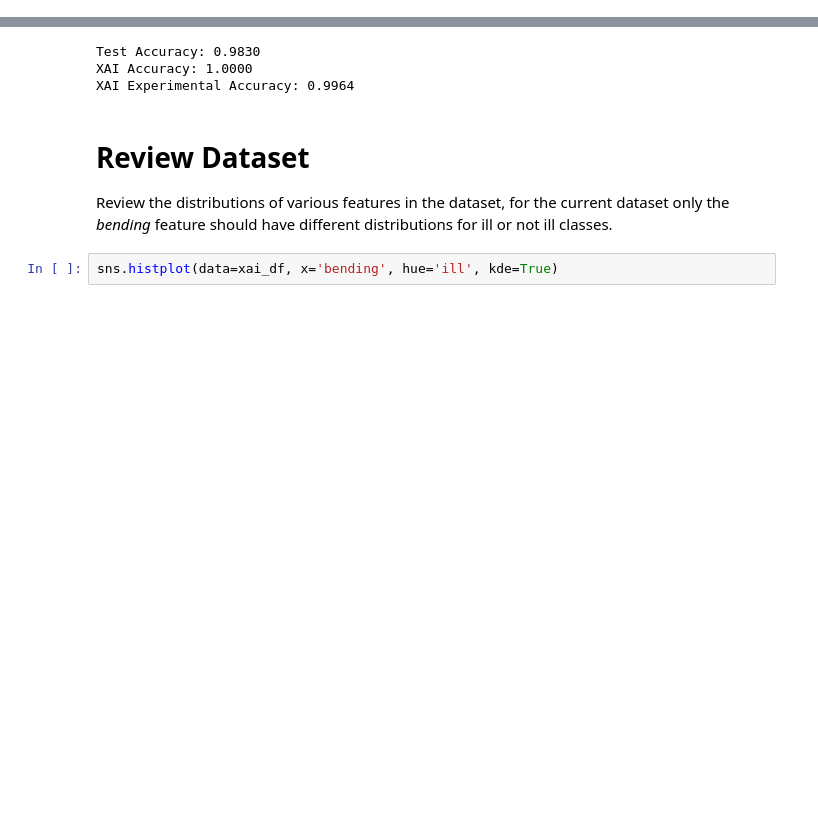
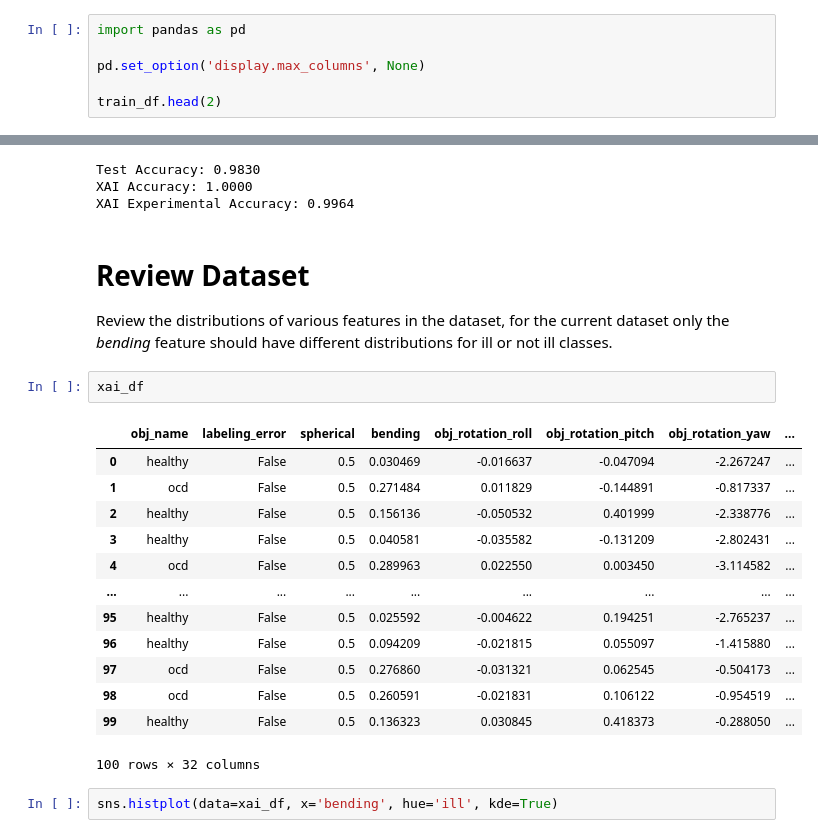
Before and after one commit to davidsjohnson/blockies-xai, a Jupyter notebook: simple_blockies_review.ipynb, the cells around one changed output, grey strips where cells are left out. Saved outputs shown, nothing was run; the diff lists cells and outputs as text; blank space fills up the shorter version.

```diff
--- a/simple_blockies_review.ipynb
+++ b/simple_blockies_review.ipynb
@@ -151,0 +163,6 @@ len(train_df), len(val_df), len(test_df), len(xai_df), len(xai_exp_df)
+# %%
+import pandas as pd
+
+pd.set_option('display.max_columns', None)
+
+train_df.head(2)
@@ -347,6 +382,22 @@ XAI Experimental Accuracy: 0.9964
 # Review Dataset
 
 Review the distributions of various features in the dataset, for the current dataset only the *bending* feature should have different distributions for ill or not ill classes.
+# %%
+xai_df
+# %% [output]
+|  | obj_name | labeling_error | spherical | bending | obj_rotation_roll | obj_rotation_pitch | obj_rotation_yaw | ... |
+| 0 | healthy | False | 0.5 | 0.030469 | -0.016637 | -0.047094 | -2.267247 | ... |
+| 1 | ocd | False | 0.5 | 0.271484 | 0.011829 | -0.144891 | -0.817337 | ... |
+| 2 | healthy | False | 0.5 | 0.156136 | -0.050532 | 0.401999 | -2.338776 | ... |
+| 3 | healthy | False | 0.5 | 0.040581 | -0.035582 | -0.131209 | -2.802431 | ... |
+| 4 | ocd | False | 0.5 | 0.289963 | 0.022550 | 0.003450 | -3.114582 | ... |
+| ... | ... | ... | ... | ... | ... | ... | ... | ... |
+| 95 | healthy | False | 0.5 | 0.025592 | -0.004622 | 0.194251 | -2.765237 | ... |
+| 96 | healthy | False | 0.5 | 0.094209 | -0.021815 | 0.055097 | -1.415880 | ... |
+| 97 | ocd | False | 0.5 | 0.276860 | -0.031321 | 0.062545 | -0.504173 | ... |
+| 98 | ocd | False | 0.5 | 0.260591 | -0.021831 | 0.106122 | -0.954519 | ... |
+| 99 | healthy | False | 0.5 | 0.136323 | 0.030845 | 0.418373 | -0.288050 | ... |
+100 rows × 32 columns
 # %%
 sns.histplot(data=xai_df, x='bending', hue='ill', kde=True)
 # %% [output]
```
Also changed, not shown: parts of 9 cells of this notebook.
